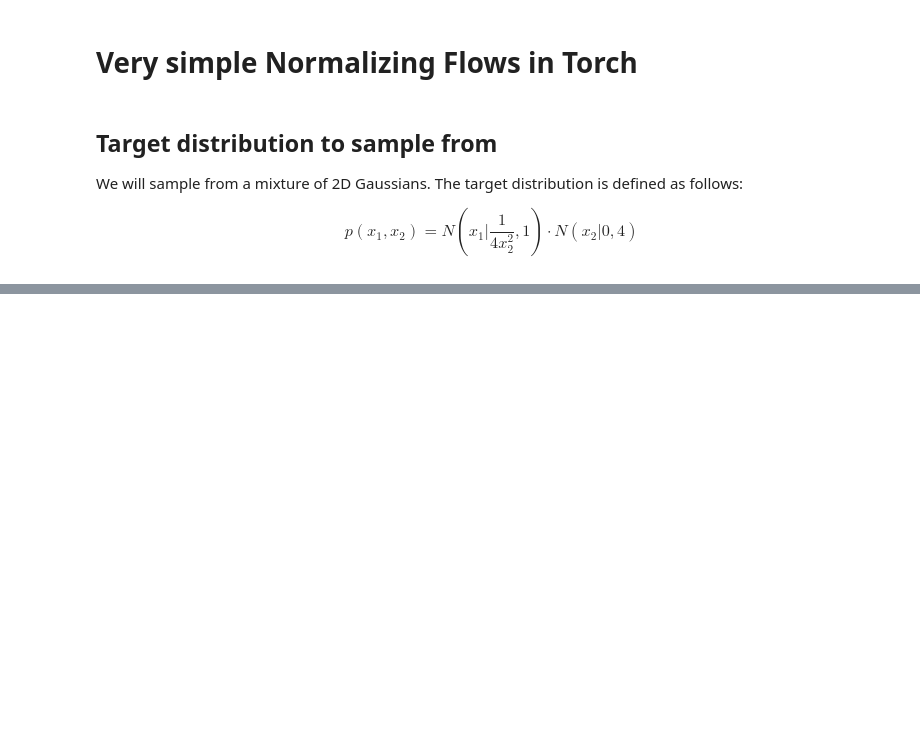
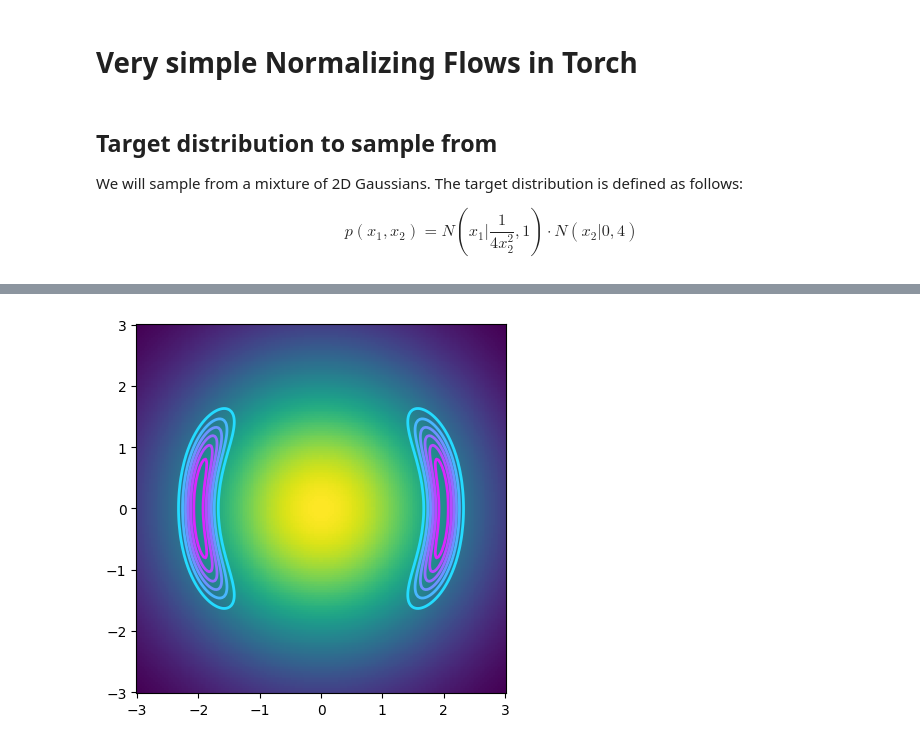
Before and after one commit to ch1pkav/barvnyk_mmml2024, a Jupyter notebook: demo.ipynb, the cells around one changed output, grey strips where cells are left out. Saved outputs shown, nothing was run; the diff lists cells and outputs as text; code cells hidden in the pictures; blank space fills up the shorter version.

```diff
--- a/demo.ipynb
+++ b/demo.ipynb
@@ -257,0 +227,42 @@ Epoch 490 Loss 10.639691352844238
+# %%
+n_layers = 32
+
+# RealNVP
+
+latent_size = 2
+b = torch.Tensor([1 if i % 2 == 0 else 0 for i in range(latent_size)])
+flows = []
+for i in range(n_layers):
+    s = MLP([latent_size, 2 * latent_size, latent_size])
+    t = MLP([latent_size, 2 * latent_size, latent_size])
+    if i % 2 == 0:
+        flows += [MaskedAffineFlow(b, t, s)]
+    else:
+        flows += [MaskedAffineFlow(1 - b, t, s)]
+    flows += [nf.flows.ActNorm(latent_size)]
+
+
+base_dist = nf.distributions.DiagGaussian(2)
+
+model = NormalizingFlow(base_dist, flows, target)
+# %%
+# Plot target distribution
+grid_size = 200
+xx, yy = torch.meshgrid(torch.linspace(-3, 3, grid_size), torch.linspace(-3, 3, grid_size))
+zz = torch.cat([xx.unsqueeze(2), yy.unsqueeze(2)], 2).view(-1, 2)
+zz = zz.double()
+log_prob = target.log_prob(zz).view(*xx.shape)
+prob_target = torch.exp(log_prob)
+
+# Plot initial posterior distribution
+log_prob = model.log_prob(zz).view(*xx.shape)
+prob = torch.exp(log_prob)
+prob[torch.isnan(prob)] = 0
+
+# plt.figure(figsize=(15, 15))
+plt.pcolormesh(xx, yy, prob.data.numpy())
+plt.contour(xx, yy, prob_target.data.numpy(), cmap=plt.get_cmap('cool'), linewidths=2)
+plt.gca().set_aspect('equal', 'box')
+plt.show()
+# %% [output]
+[figure, added]
```
Also changed, not shown: parts of 10 cells of this notebook.
